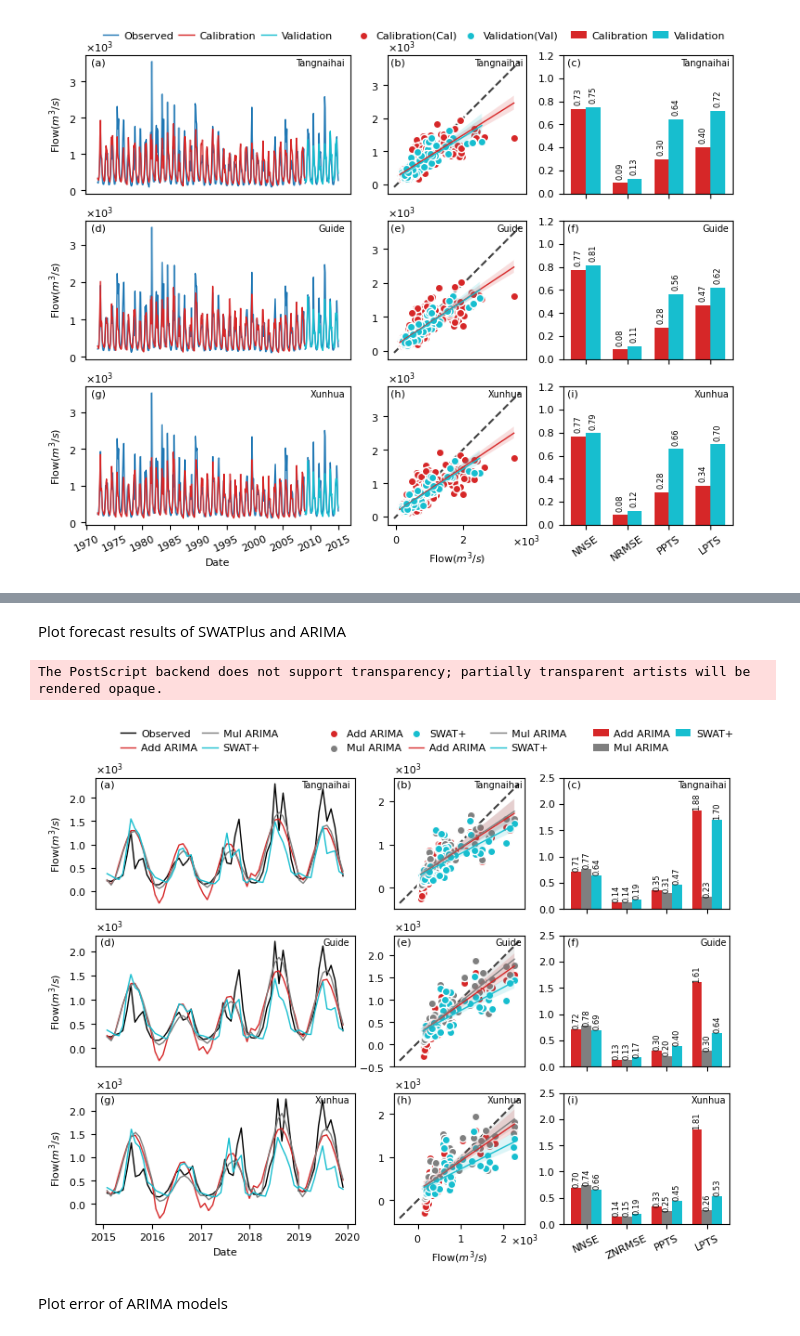
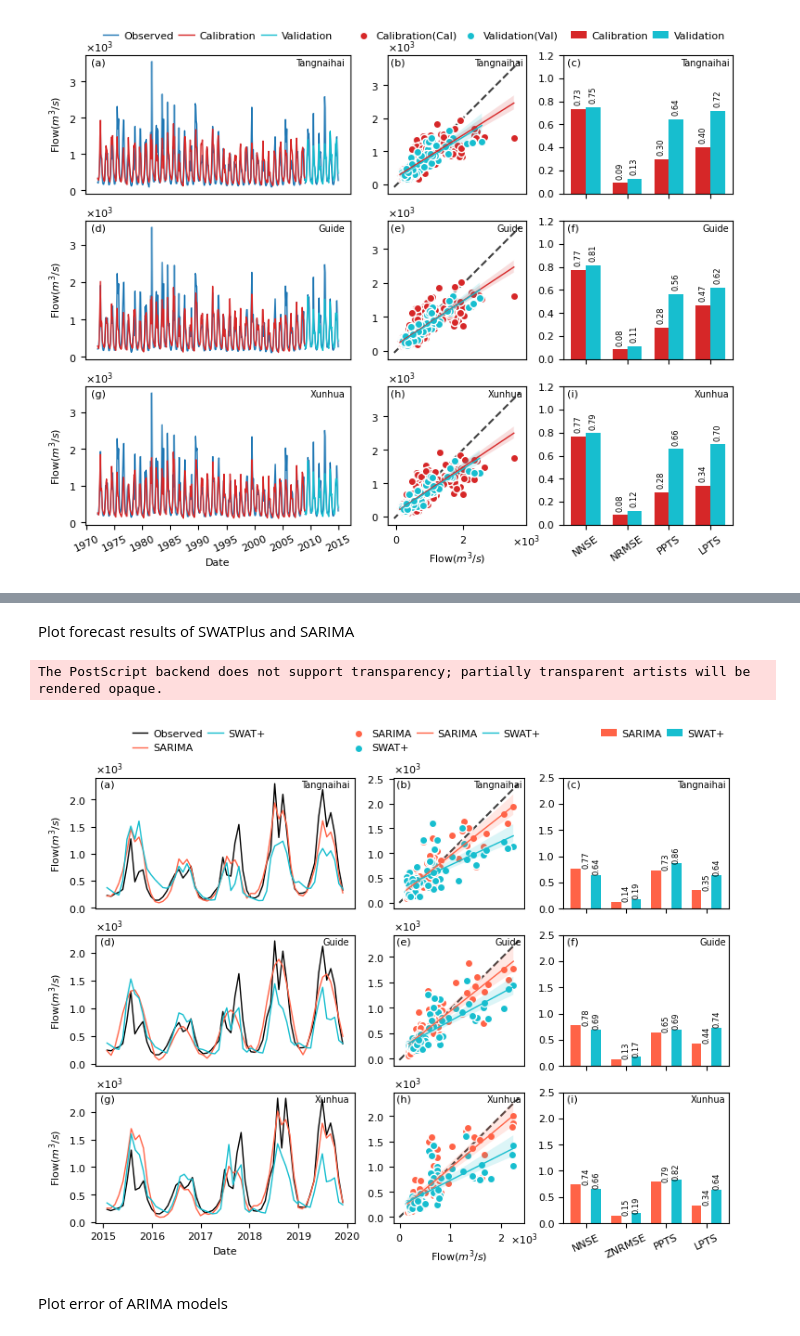
Before and after one commit to zjy8006/IntercomparisonSeasonalFlowPred, a Jupyter notebook: src/plot_results.ipynb, the cells around one changed output, grey strips where cells are left out. Saved outputs shown, nothing was run; the diff lists cells and outputs as text; code cells hidden in the pictures.

```diff
--- a/src/plot_results.ipynb
+++ b/src/plot_results.ipynb
@@ -714,5 +714,5 @@ The PostScript backend does not support transparency; partially transparent arti
 # %% [markdown]
-Plot forecast results of SWATPlus and ARIMA
+Plot forecast results of SWATPlus and SARIMA
 # %%
 import matplotlib.pyplot as plt
 import pandas as pd
@@ -779,13 +779,13 @@ for hydro_station,axs,letter in zip(hydro_stations,ax_list,letters):
 
 
     sns.lineplot(data=df,x=df.index,y='obs',ax=axs[0],color='black',linewidth=line_width,label='Observed')
-    sns.lineplot(data=df,x=df.index,y='add_arima',ax=axs[0],color='tab:red',linewidth=line_width,label='Add ARIMA')
-    sns.lineplot(data=df,x=df.index,y='mul_arima',ax=axs[0],color='tab:gray',linewidth=line_width,label='Mul ARIMA')
+    # sns.lineplot(data=df,x=df.index,y='add_arima',ax=axs[0],color='tab:red',linewidth=line_width,label='Add ARIMA')
+    sns.lineplot(data=df,x=df.index,y='mul_arima',ax=axs[0],color='tomato',linewidth=line_width,label='SARIMA')
     sns.lineplot(data=df,x=df.index,y='swatplus',ax=axs[0],color='tab:cyan',linewidth=line_width,label='SWAT+')
 
 
-    sns.scatterplot(data=df,x='obs',y='add_arima',ax=axs[1],color='tab:red',linewidth=line_width,label='Add ARIMA')
-    sns.scatterplot(data=df,x='obs',y='mul_arima',ax=axs[1],color='tab:gray',linewidth=line_width,label='Mul ARIMA')
+    # sns.scatterplot(data=df,x='obs',y='add_arima',ax=axs[1],color='tab:red',linewidth=line_width,label='Add ARIMA')
+    sns.scatterplot(data=df,x='obs',y='mul_arima',ax=axs[1],color='tomato',linewidth=line_width,label='SARIMA')
     sns.scatterplot(data=df,x='obs',y='swatplus',ax=axs[1],color='tab:cyan',linewidth=line_width,label='SWAT+')
 
 
@@ -797,8 +797,8 @@ for hydro_station,axs,letter in zip(hydro_stations,ax_list,letters):
     axs[1].plot(lims, lims, 'k--', alpha=0.75, zorder=0)
 
     # 添加实测预测散点图线型插值线，分别为校准期和验证期
-    sns.regplot(data=df, x='obs', y='add_arima', ax=axs[1], scatter=False, color='tab:red', line_kws={'linewidth': 1}, label='Add ARIMA')
-    sns.regplot(data=df, x='obs', y='mul_arima', ax=axs[1], scatter=False, color='tab:gray', line_kws={'linewidth': 1}, label='Mul ARIMA')
+    # sns.regplot(data=df, x='obs', y='add_arima', ax=axs[1], scatter=False, color='tab:red', line_kws={'linewidth': 1}, label='Add ARIMA')
+    sns.regplot(data=df, x='obs', y='mul_arima', ax=axs[1], scatter=False, color='tomato', line_kws={'linewidth': 1}, label='SARIMA')
     sns.regplot(data=df, x='obs', y='swatplus', ax=axs[1], scatter=False, color='tab:cyan', line_kws={'linewidth': 1}, label='SWAT+')
 
 
@@ -824,13 +824,13 @@ for hydro_station,axs,letter in zip(hydro_stations,ax_list,letters):
                        metrics_results.loc[f'{hydro_station}','PPTS_SWATPlus'],
                        metrics_results.loc[f'{hydro_station}','LPTS_SWATPlus']]
 
-    axs[2].bar(x - width, add_arima_values, width, label='Add ARIMA', color='tab:red')
-    axs[2].bar(x, mul_arima_values, width, label='Mul ARIMA', color='tab:gray')
+    # axs[2].bar(x - width, add_arima_values, width, label='Add ARIMA', color='tab:red')
+    axs[2].bar(x - width, mul_arima_values, width, label='SARIMA', color='tomato')
     axs[2].bar(x + width, swatplus_values, width, label='SWAT+', color='tab:cyan')
 
     # 在柱状图上方显示数值
-    for i, v in enumerate(add_arima_values):
-        axs[2].text(x[i] - width, v, f'{v:.2f}', ha='center', va='bottom', fontsize=font_size-2, rotation=90)
+    # for i, v in enumerate(add_arima_values):
+    #     axs[2].text(x[i] - width, v, f'{v:.2f}', ha='center', va='bottom', fontsize=font_size-2, rotation=90)
     for i, v in enumerate(mul_arima_values):
         axs[2].text(x[i], v, f'{v:.2f}', ha='center', va='bottom', fontsize=font_size-2, rotation=90)
     for i, v in enumerate(swatplus_values):
@@ -915,34 +915,34 @@ for hydro_station,axs,letter in zip(hydro_stations,ax_list,letters):
     axs[1].xaxis.offsetText.set_ha('right')   # 设置水平对齐方式为右侧
 
     if hydro_station in ['Tangnaihai', 'Guide']:
         axs[0].xaxis.set_ticklabels([])
         axs[0].xaxis.set_ticks([])
         axs[0].set_xlabel('')
 
     # 根据测站情况设置axs[1]的标签
     if hydro_station in ['Tangnaihai', 'Guide']:
         axs[1].set_xlabel('')
         axs[1].xaxis.set_ticks([])
         axs[1].set_xticklabels([])  # 不显示xticklabel
     else:
         axs[1].set_xlabel('Flow($m^3/s$)', fontsize=font_size)
 
     if hydro_station not in ['Tangnaihai', 'Guide']:
         axs[2].set_xticklabels(metrics, fontsize=font_size, rotation=25)
     else:
         axs[2].set_xticklabels([])
 
 
 
 
     # 调整子图之间的间距和边距
 plt.subplots_adjust(left=0.065, right=0.98, top=0.90, bottom=0.07, wspace=0.3, hspace=0.2)
 plt.savefig(f'../figs/PredWithoutErrorCorrection.png',format='png',dpi=300)
 plt.savefig(f'../figs/PredWithoutErrorCorrection.eps',format='eps',dpi=1000)
 plt.savefig(f'../figs/PredWithoutErrorCorrection.tif', format='TIFF', dpi=330)
 # %% [output]
 The PostScript backend does not support transparency; partially transparent artists will be rendered opaque.
-[figure, old version]
+[figure, new version]
 # %% [markdown]
 Plot error of ARIMA models
 # %% [markdown]
```
Also changed, not shown: parts of 2 cells of this notebook, 34 other files.
